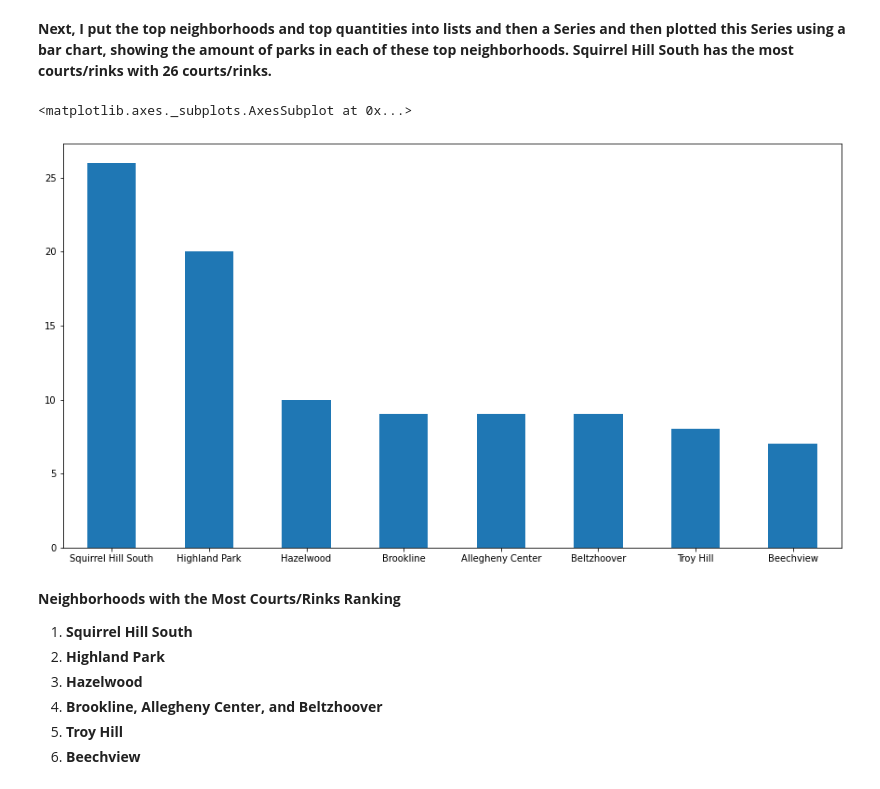
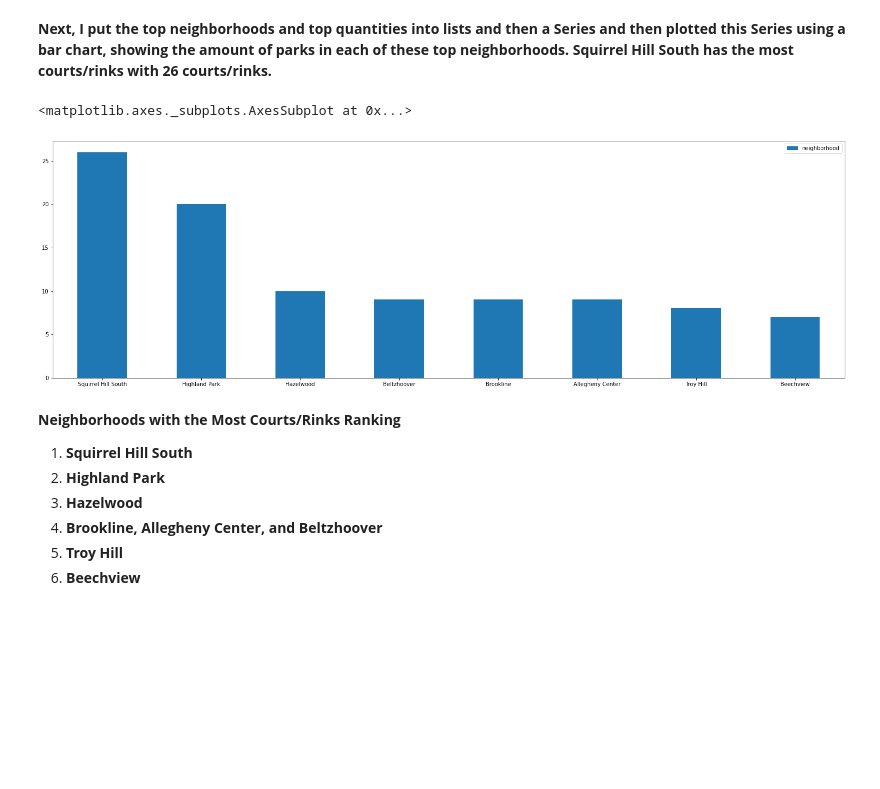
Before and after one commit to Roma-Reddy/Cmpinf0010FinalProject, a Jupyter notebook: Fontana_Final-Project-Notebook.ipynb, the cells around one changed output. Cells and saved outputs as stored; diff of their text form; code cells hidden in the pictures; blank space fills up the shorter version.

```diff
--- a/Fontana_Final-Project-Notebook.ipynb
+++ b/Fontana_Final-Project-Notebook.ipynb
@@ -381,14 +308,12 @@ courts_and_rinks.describe()
 **Next, I put the top neighborhoods and top quantities into lists and then a Series and then plotted this Series using a bar chart, showing the amount of parks in each of these top neighborhoods. Squirrel Hill South has the most courts/rinks with 26 courts/rinks.**
 # %%
 #Top Neighborhoods Graph
-top_q2 = [26,20,10,9,9,9,8,7]
 top_n2 = ['Squirrel Hill South','Highland Park','Hazelwood','Brookline','Allegheny Center','Beltzhoover','Troy Hill','Beechview']
-top_neighborhoods = pd.Series(top_q2, index=top_n2)
 
-top_neighborhoods.plot.bar(rot=0, figsize=[15,8])
+courts_and_rinks.head(8).plot.bar(rot=0, figsize=[26,8])
 # %% [output]
 <matplotlib.axes._subplots.AxesSubplot at 0x...>
-[figure, old version]
+[figure, new version]
 # %% [markdown]
 **Neighborhoods with the Most Courts/Rinks Ranking**
 1. **Squirrel Hill South**
```
Also changed, not shown: parts of 27 cells of this notebook, 1 other file.
